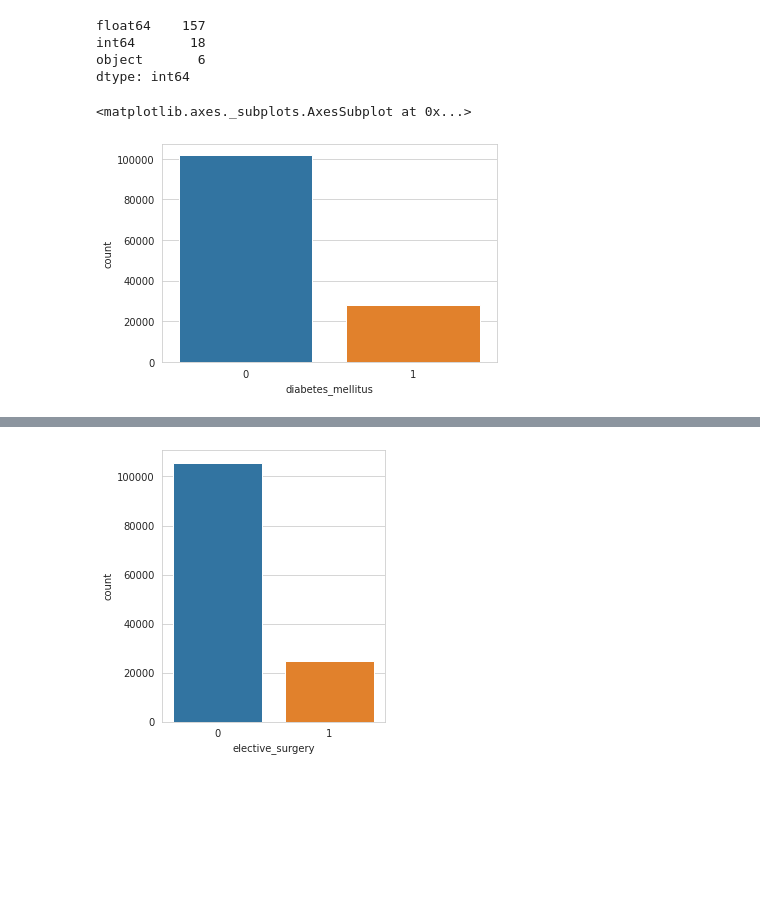
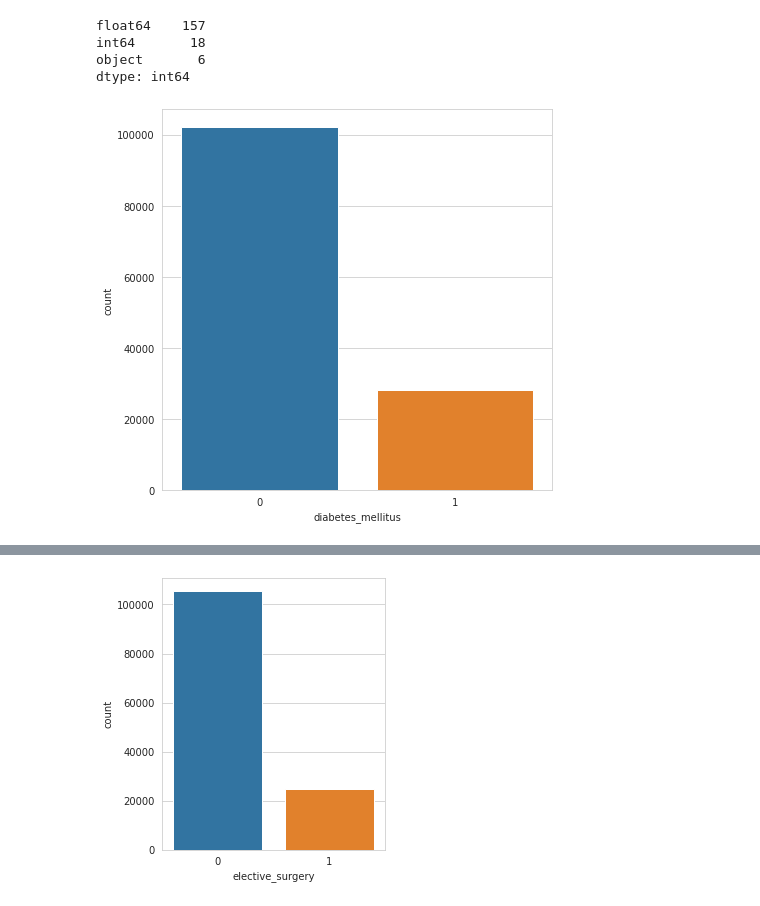
Before and after one commit to bvchand/Diabetes-detection-in-ICU-patients, a Jupyter notebook: diabetes_data_extraction.ipynb, the cells around one changed output, grey strips where cells are left out. Saved outputs shown, nothing was run; the diff lists cells and outputs as text; code cells hidden in the pictures; blank space fills up the shorter version.

Commit message:
committing plots

```diff
--- a/diabetes_data_extraction.ipynb
+++ b/diabetes_data_extraction.ipynb
@@ -149,10 +149,10 @@ dtype: int64
 # %%
 #plot to get an idea of target variable distribution
 sns.set_style("whitegrid")
-sns.countplot(x='diabetes_mellitus',data=diabetes_train)
+fig, ax = plt.subplots(figsize=(7,7))
+ax = sns.countplot(x='diabetes_mellitus',data=diabetes_train, ax=ax)
 # %% [output]
-<matplotlib.axes._subplots.AxesSubplot at 0x...>
-[figure, old version]
+[figure, new version]
 # %%
 #plot to know the relationship of 'icu_addmit_source' with target.
 #We can use same plot for other attributes while deciding on feature selection
```
Also changed, not shown: parts of 3 cells of this notebook.
